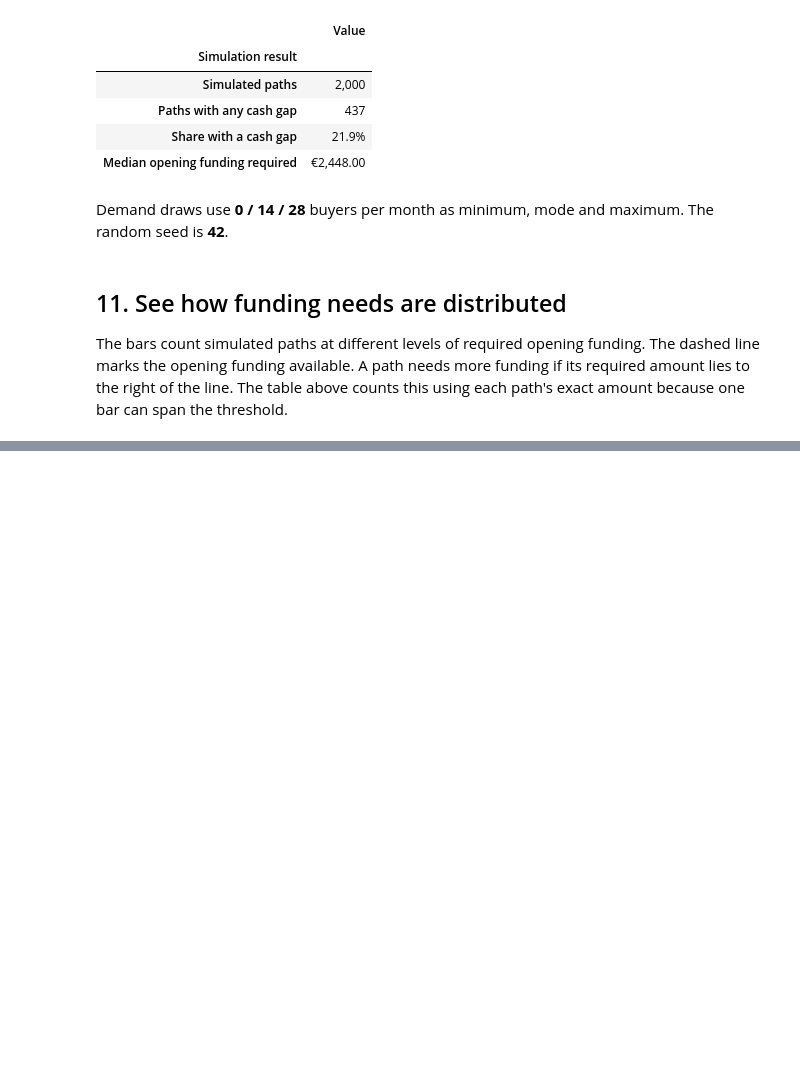
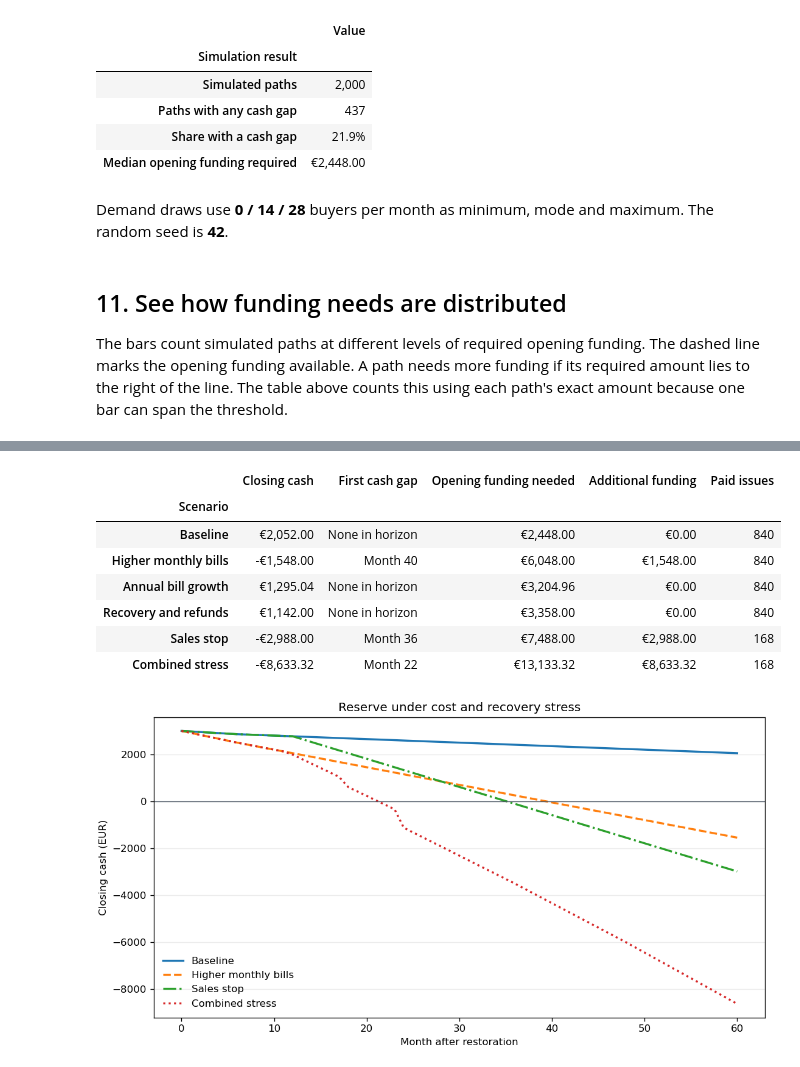
Before and after one commit to tanvirrubayet/fdp1-game-preservation, a Jupyter notebook: preservation_economics.ipynb, the cells around one changed output, grey strips where cells are left out. Drawn from its saved outputs; the diff is of its cells as text; code cells hidden in the pictures; blank space fills up the shorter version.

Commit message:
Strengthen preservation finances, recovery rules and archive checks

```diff
--- a/preservation_economics.ipynb
+++ b/preservation_economics.ipynb
@@ -714,0 +822,47 @@ The model starts at launch with no previous token issues. It uses hypothetical p
+# %%
+stress_summary = []
+for name, rows in stress_ledgers.items():
+    # Independently reconcile each scenario using its individual income and expense lines.
+    inflows = sum(r["gross_sales"] for r in rows)
+    outflows = sum(
+        r["royalties"] + r["checkout_fees"] + r["paid_delivery"] + r["claim_delivery"]
+        + r["fixed_cost"] + r["incident_cost"] + r["recovery_cost"] + r["refund_cost"]
+        for r in rows
+    )
+    assert rows[-1]["cash_balance"] == cash_at_launch + inflows - outflows
+    cash = balances_with_launch(inputs, rows)
+    needed = max(inputs.restoration_cost, minimum_opening_funding(inputs, cash))
+    gap = first_cash_shortfall(cash)
+    stress_summary.append({
+        "Scenario": name,
+        "Closing cash": euros(cash[-1]),
+        "First cash gap": "None in horizon" if gap is None else f"Month {gap}",
+        "Opening funding needed": euros(needed),
+        "Additional funding": euros(max(ZERO, needed - inputs.opening_funding)),
+        "Paid issues": sum(r["paid_licences"] for r in rows),
+    })
+display(pd.DataFrame(stress_summary).set_index("Scenario"))
+
+# Show timing with accessible line patterns and values in the table above.
+figure, axis = plt.subplots(figsize=(9.2, 4.8), layout="constrained")
+for name, pattern in (("Baseline", "-"), ("Higher monthly bills", "--"),
+                      ("Sales stop", "-."), ("Combined stress", ":")):
+    axis.plot(range(inputs.months + 1),
+              balances_with_launch(inputs, stress_ledgers[name]),
+              label=name, linestyle=pattern, linewidth=2)
+axis.axhline(0, color="#4b5563", linewidth=0.8)
+axis.set(title="Reserve under cost and recovery stress",
+         xlabel="Month after restoration", ylabel="Closing cash (EUR)")
+axis.grid(axis="y", alpha=0.25)
+axis.legend(frameon=False)
+show_figure(figure)
+# %% [output]
+|  | Closing cash | First cash gap | Opening funding needed | Additional funding | Paid issues |
+| Scenario |  |  |  |  |  |
+| Baseline | €2,052.00 | None in horizon | €2,448.00 | €0.00 | 840 |
+| Higher monthly bills | -€1,548.00 | Month 40 | €6,048.00 | €1,548.00 | 840 |
+| Annual bill growth | €1,295.04 | None in horizon | €3,204.96 | €0.00 | 840 |
+| Recovery and refunds | €1,142.00 | None in horizon | €3,358.00 | €0.00 | 840 |
+| Sales stop | -€2,988.00 | Month 36 | €7,488.00 | €2,988.00 | 168 |
+| Combined stress | -€8,633.32 | Month 22 | €13,133.32 | €8,633.32 | 168 |
+[figure, added]
```
Also changed, not shown: parts of 10 cells of this notebook, 15 other files.
